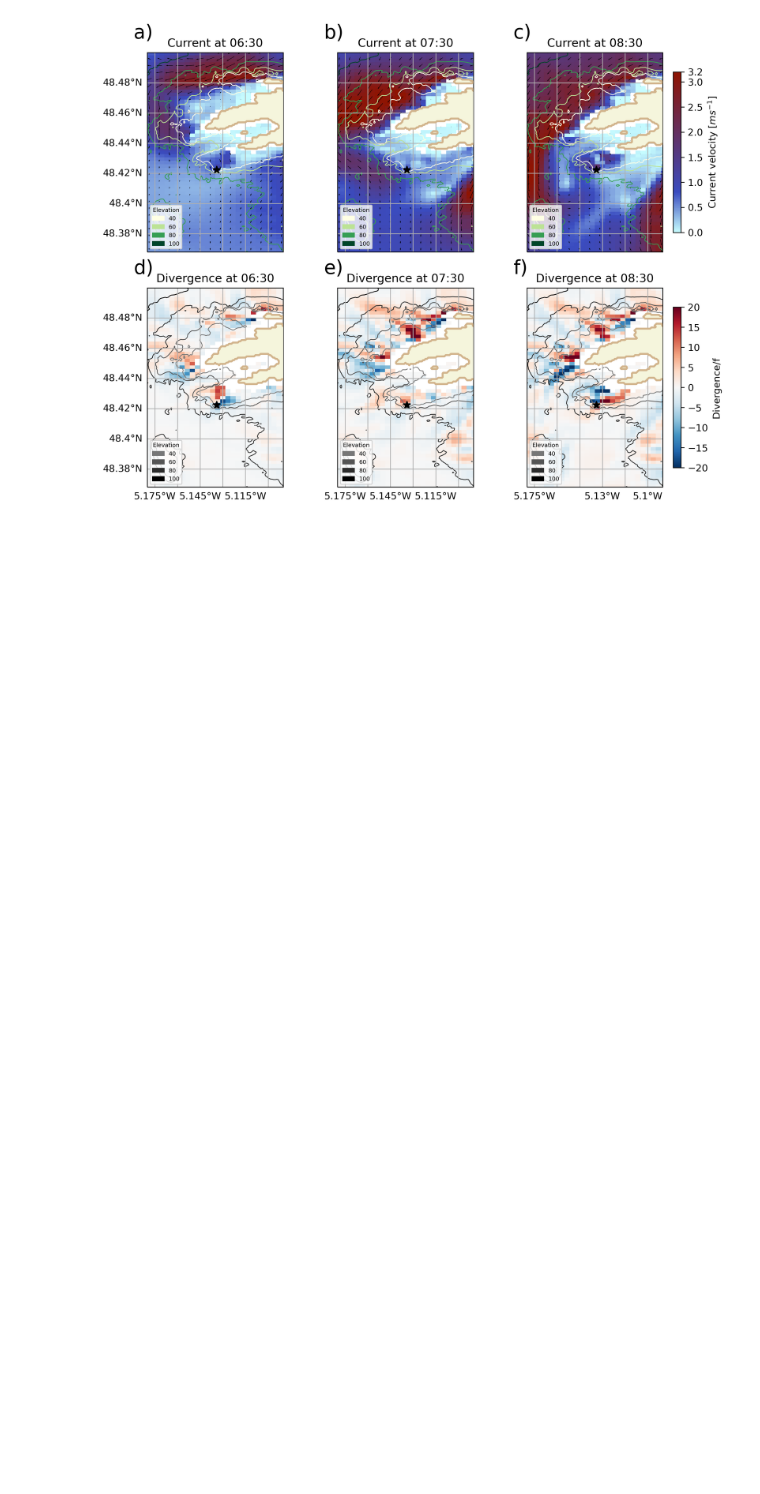
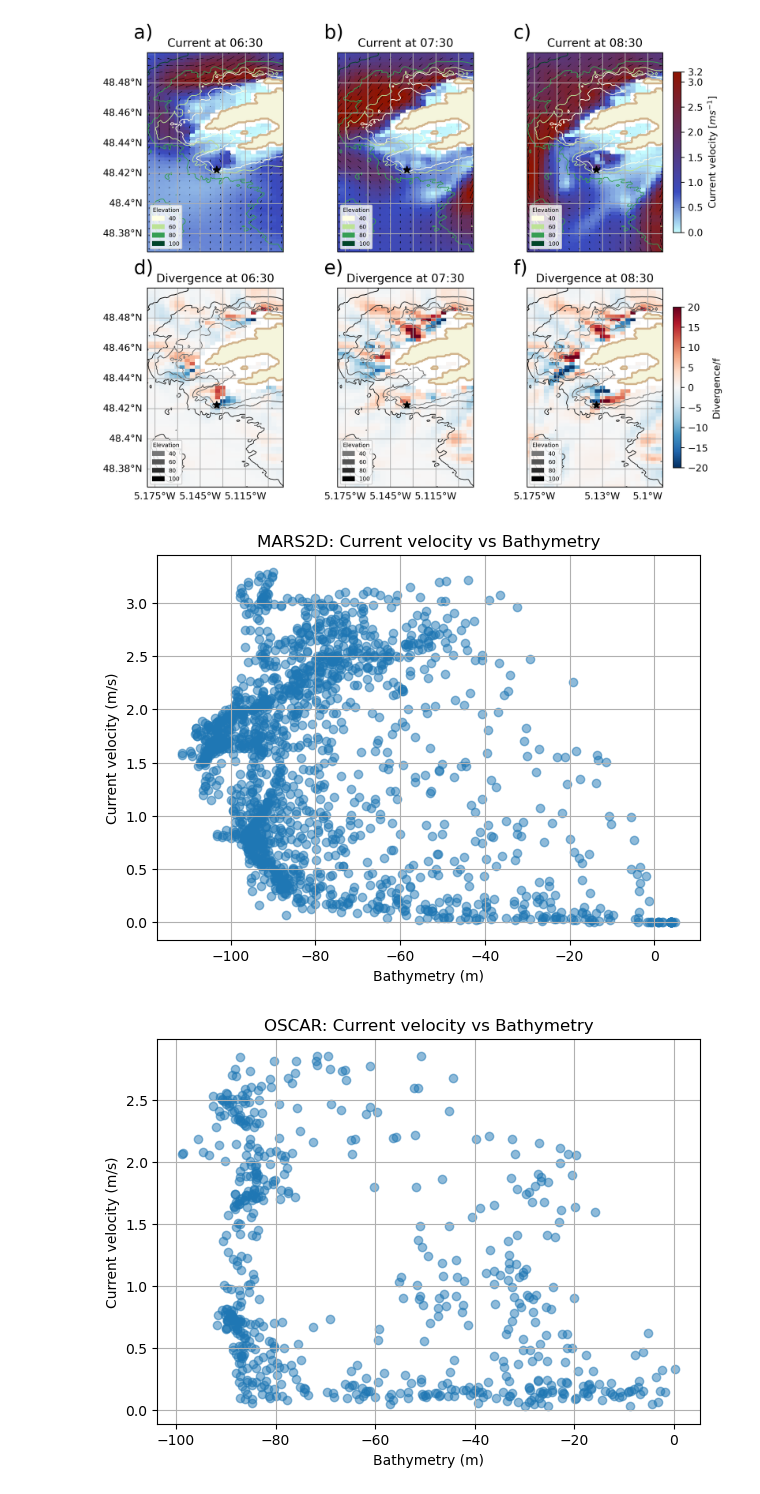
Before and after one commit to JWMichalski/oscarplus, a Jupyter notebook: examples/Iroise Sea divergence paper/Figures_1705.ipynb, the cells around one changed output. Drawn from its saved outputs; the diff is of its cells as text; code cells hidden in the pictures; blank space fills up the shorter version.

Commit message:
add scaterplots velocity/divergence vs depth

```diff
--- a/examples/Iroise Sea divergence paper/Figures_1705.ipynb
+++ b/examples/Iroise Sea divergence paper/Figures_1705.ipynb
@@ -299,0 +326,32 @@ for ax in axes.flatten():
+# %%
+# Flatten arrays for scatterplot
+velocity = MARS2D_sub["CurrentVelocity"].values.flatten()
+depth = (-MARS2D_sub["H0"].values).flatten()
+
+plt.figure(figsize=(7,5))
+# Remove NaNs before plotting
+mask = (~np.isnan(velocity)) & (~np.isnan(depth))
+plt.scatter(depth[mask], velocity[mask], alpha=0.5)
+plt.xlabel("Bathymetry (m)")
+plt.ylabel("Current velocity (m/s)")
+plt.title("MARS2D: Current velocity vs Bathymetry")
+plt.grid(True)
+plt.show()
+
+
+# Flatten arrays for scatterplot
+velocity = OSCAR["CurrentVelocity"].values.flatten()
+depth = (-OSCAR["depth"].values).flatten()
+
+plt.figure(figsize=(7,5))
+# Remove NaNs before plotting
+mask = (~np.isnan(velocity)) & (~np.isnan(depth))
+plt.scatter(depth[mask], velocity[mask], alpha=0.5)
+plt.xlabel("Bathymetry (m)")
+plt.ylabel("Current velocity (m/s)")
+plt.title("OSCAR: Current velocity vs Bathymetry")
+plt.grid(True)
+plt.show()
+# %% [output]
+[figure, added]
+[figure, added]
```
Also changed, not shown: parts of 3 cells of this notebook.
